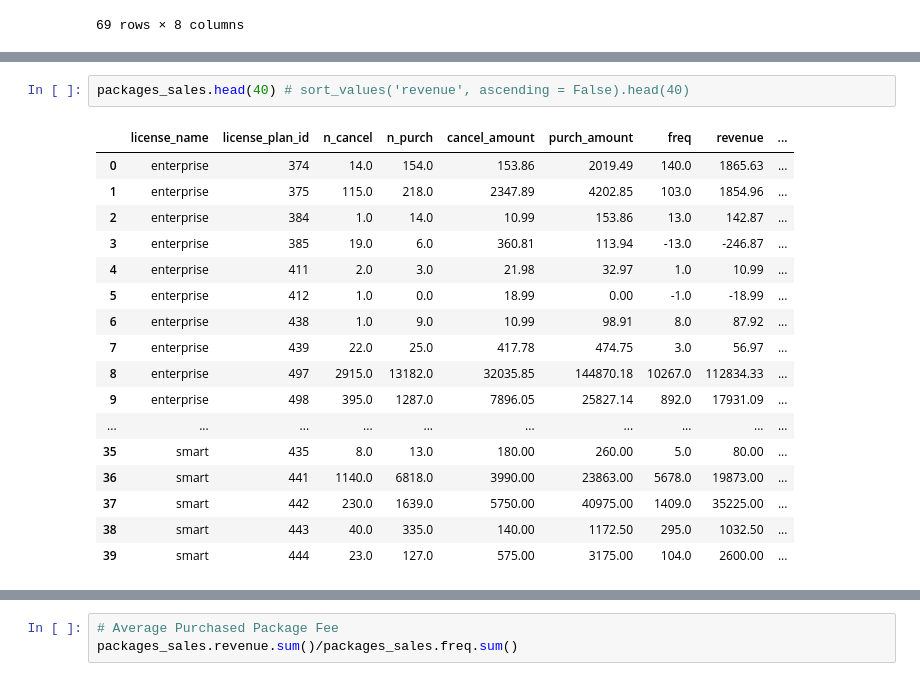
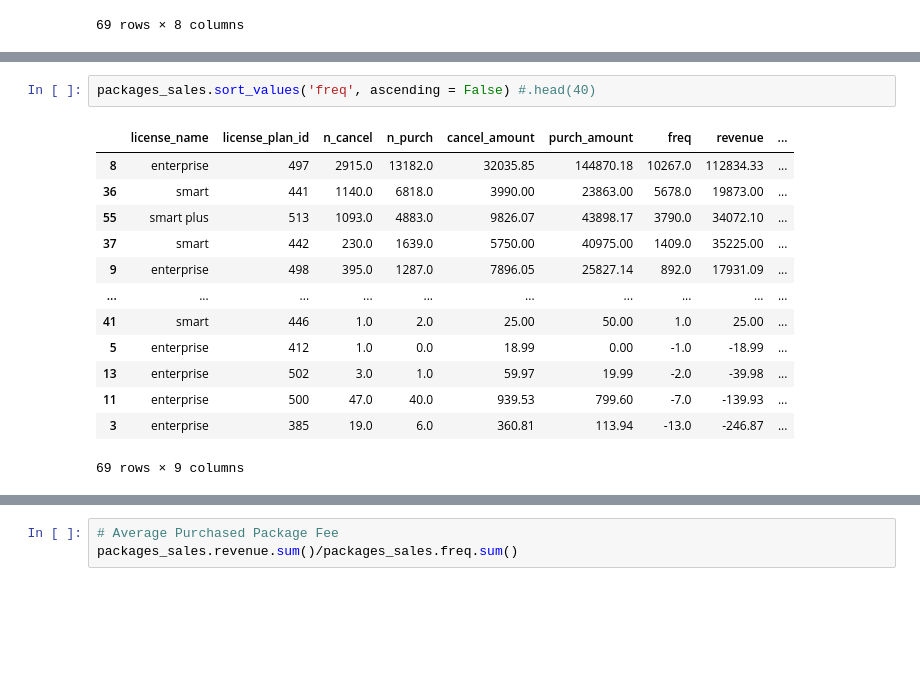
Before and after one commit to aldamepi/BI-web-subscriptions, a Jupyter notebook: testTask_data-amengual-aug22.ipynb, the cells around one changed output, grey strips where cells are left out. Saved outputs shown, nothing was run; the diff lists cells and outputs as text; blank space fills up the shorter version.

```diff
--- a/testTask_data-amengual-aug22.ipynb
+++ b/testTask_data-amengual-aug22.ipynb
@@ -1785,20 +2334,16 @@ packages_sales
 # %%
-packages_sales.head(40) # sort_values('revenue', ascending = False).head(40)
+packages_sales.sort_values('freq', ascending = False) #.head(40)
 # %% [output]
 |  | license_name | license_plan_id | n_cancel | n_purch | cancel_amount | purch_amount | freq | revenue | ... |
-| 0 | enterprise | 374 | 14.0 | 154.0 | 153.86 | 2019.49 | 140.0 | 1865.63 | ... |
-| 1 | enterprise | 375 | 115.0 | 218.0 | 2347.89 | 4202.85 | 103.0 | 1854.96 | ... |
-| 2 | enterprise | 384 | 1.0 | 14.0 | 10.99 | 153.86 | 13.0 | 142.87 | ... |
-| 3 | enterprise | 385 | 19.0 | 6.0 | 360.81 | 113.94 | -13.0 | -246.87 | ... |
-| 4 | enterprise | 411 | 2.0 | 3.0 | 21.98 | 32.97 | 1.0 | 10.99 | ... |
-| 5 | enterprise | 412 | 1.0 | 0.0 | 18.99 | 0.00 | -1.0 | -18.99 | ... |
-| 6 | enterprise | 438 | 1.0 | 9.0 | 10.99 | 98.91 | 8.0 | 87.92 | ... |
-| 7 | enterprise | 439 | 22.0 | 25.0 | 417.78 | 474.75 | 3.0 | 56.97 | ... |
 | 8 | enterprise | 497 | 2915.0 | 13182.0 | 32035.85 | 144870.18 | 10267.0 | 112834.33 | ... |
+| 36 | smart | 441 | 1140.0 | 6818.0 | 3990.00 | 23863.00 | 5678.0 | 19873.00 | ... |
+| 55 | smart plus | 513 | 1093.0 | 4883.0 | 9826.07 | 43898.17 | 3790.0 | 34072.10 | ... |
+| 37 | smart | 442 | 230.0 | 1639.0 | 5750.00 | 40975.00 | 1409.0 | 35225.00 | ... |
 | 9 | enterprise | 498 | 395.0 | 1287.0 | 7896.05 | 25827.14 | 892.0 | 17931.09 | ... |
 | ... | ... | ... | ... | ... | ... | ... | ... | ... | ... |
-| 35 | smart | 435 | 8.0 | 13.0 | 180.00 | 260.00 | 5.0 | 80.00 | ... |
-| 36 | smart | 441 | 1140.0 | 6818.0 | 3990.00 | 23863.00 | 5678.0 | 19873.00 | ... |
-| 37 | smart | 442 | 230.0 | 1639.0 | 5750.00 | 40975.00 | 1409.0 | 35225.00 | ... |
-| 38 | smart | 443 | 40.0 | 335.0 | 140.00 | 1172.50 | 295.0 | 1032.50 | ... |
-| 39 | smart | 444 | 23.0 | 127.0 | 575.00 | 3175.00 | 104.0 | 2600.00 | ... |
+| 41 | smart | 446 | 1.0 | 2.0 | 25.00 | 50.00 | 1.0 | 25.00 | ... |
+| 5 | enterprise | 412 | 1.0 | 0.0 | 18.99 | 0.00 | -1.0 | -18.99 | ... |
+| 13 | enterprise | 502 | 3.0 | 1.0 | 59.97 | 19.99 | -2.0 | -39.98 | ... |
+| 11 | enterprise | 500 | 47.0 | 40.0 | 939.53 | 799.60 | -7.0 | -139.93 | ... |
+| 3 | enterprise | 385 | 19.0 | 6.0 | 360.81 | 113.94 | -13.0 | -246.87 | ... |
+69 rows × 9 columns
```
Also changed, not shown: parts of 107 cells of this notebook.
